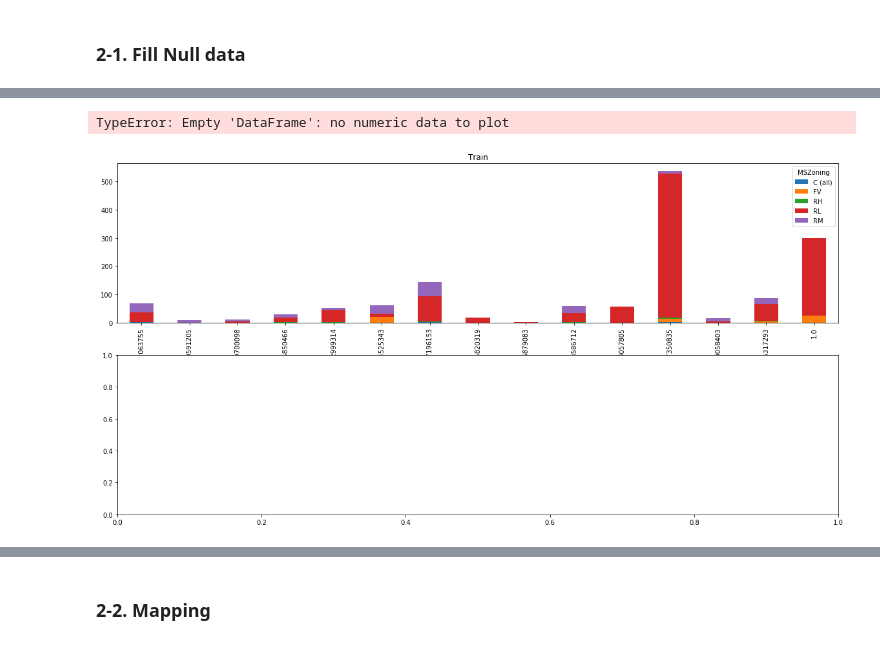
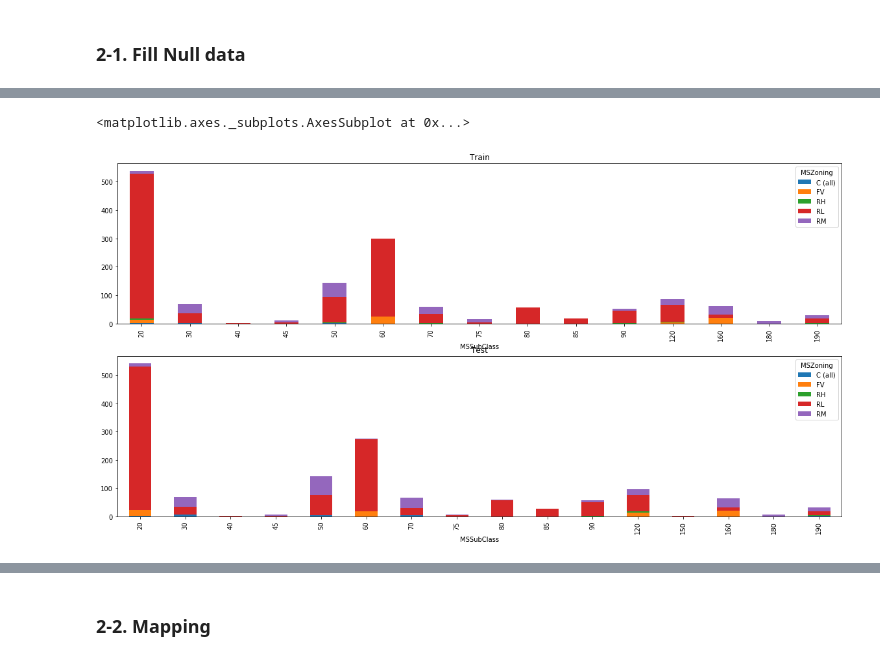
Before and after one commit to gjustin40/Kaggle, a Jupyter notebook: House-Prices/House_prices.ipynb, the cells around one changed output, grey strips where cells are left out. Drawn from its saved outputs; the diff is of its cells as text; code cells hidden in the pictures.

```diff
--- a/House-Prices/House_prices.ipynb
+++ b/House-Prices/House_prices.ipynb
@@ -288,11 +290,13 @@ test[test['MSZoning'].isnull()]
 4 rows × 80 columns
 # %%
+train_fill = pd.read_csv('train.csv')
+test_fill = pd.read_csv('test.csv')
 fig, axes = plt.subplots(2,1)
-train[['MSSubClass', 'MSZoning']].groupby(['MSSubClass', 'MSZoning']).size().unstack().plot(kind  = 'bar', figsize = (20, 10), stacked = True, ax = axes[0], title = 'Train')
-test[['MSSubClass', 'MSZoning']].groupby(['MSSubClass', 'MSZoning']).size().unstack().plot(kind  = 'bar', figsize = (20, 10), stacked = True, ax = axes[1], title = 'Test')
+train_fill[['MSSubClass', 'MSZoning']].groupby(['MSSubClass', 'MSZoning']).size().unstack().plot(kind  = 'bar', figsize = (20, 10), stacked = True, ax = axes[0], title = 'Train')
+test_fill[['MSSubClass', 'MSZoning']].groupby(['MSSubClass', 'MSZoning']).size().unstack().plot(kind  = 'bar', figsize = (20, 10), stacked = True, ax = axes[1], title = 'Test')
 # %% [output]
-TypeError: Empty 'DataFrame': no numeric data to plot
+<matplotlib.axes._subplots.AxesSubplot at 0x...>
-[figure, old version]
+[figure, new version]
 # %%
 test['MSZoning'] = test['MSZoning'].fillna('RL')
 test['MSZoning'].isnull().sum()
```
Also changed, not shown: parts of 21 cells of this notebook.
